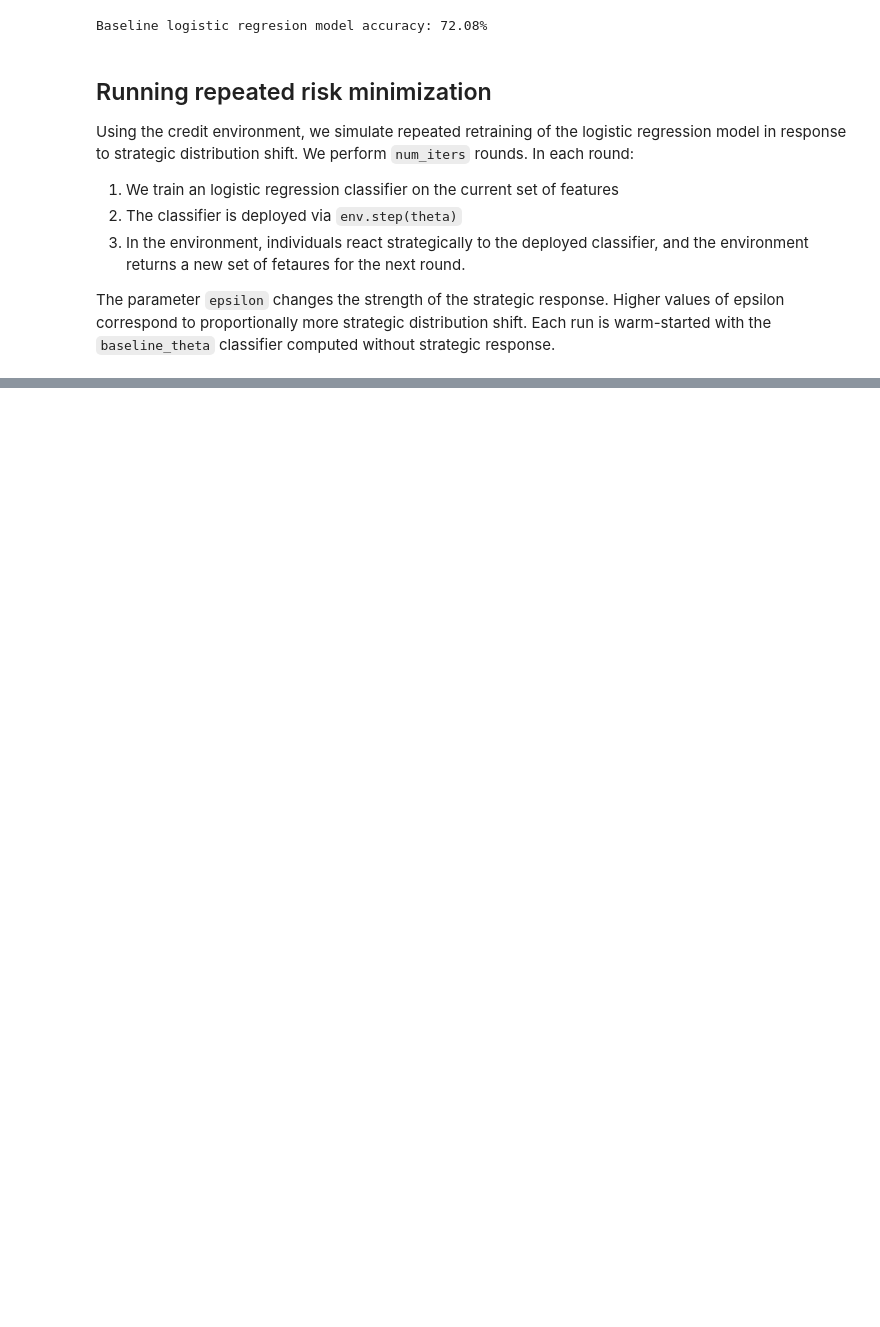
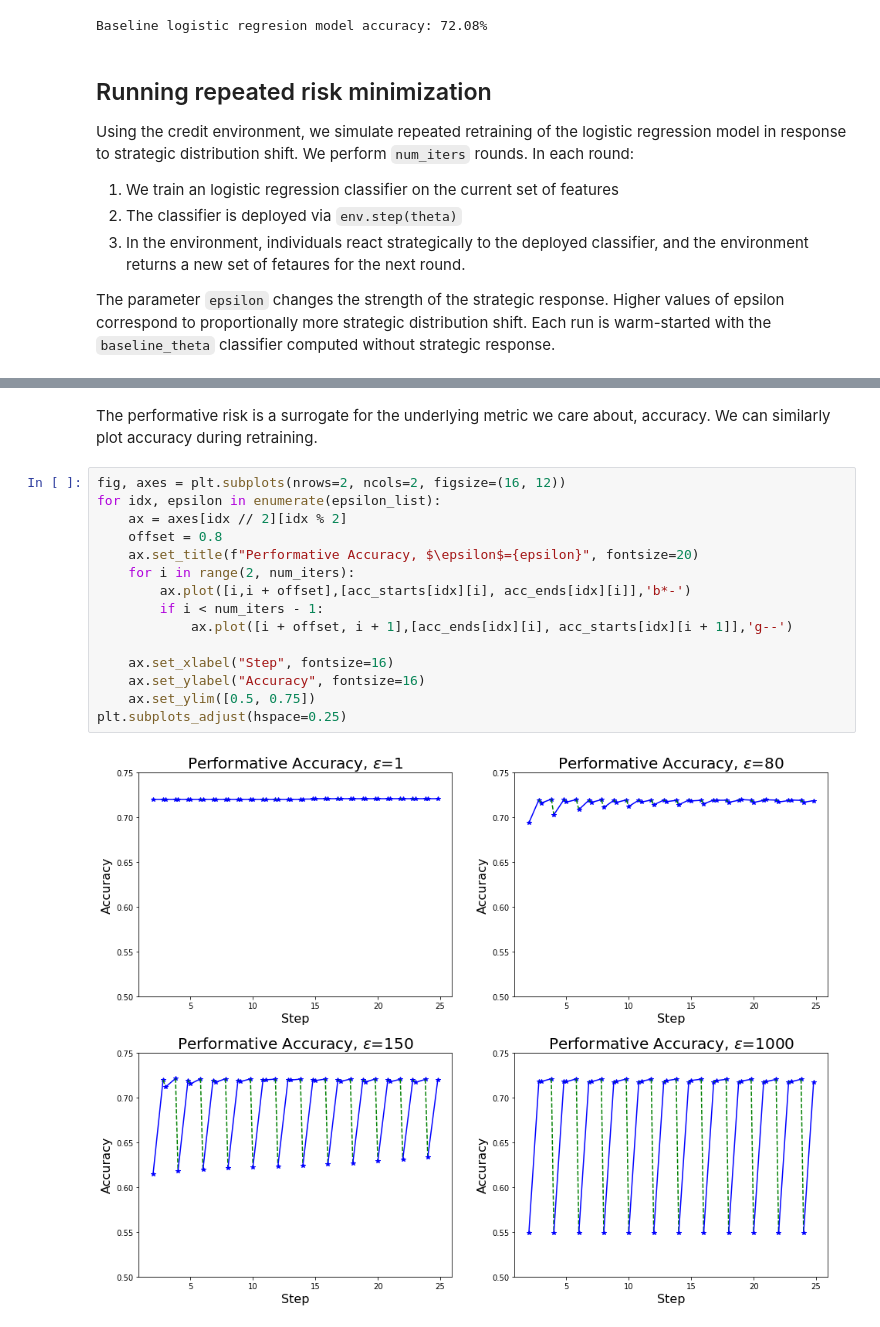
Before and after one commit to socialfoundations/whynot, a Jupyter notebook: examples/dynamic_decisions/performative_prediction.ipynb, the cells around one changed output, grey strips where cells are left out. Saved outputs shown, nothing was run; the diff lists cells and outputs as text; blank space fills up the shorter version.

```diff
--- a/examples/dynamic_decisions/performative_prediction.ipynb
+++ b/examples/dynamic_decisions/performative_prediction.ipynb
@@ -139,0 +141,19 @@ plt.subplots_adjust(hspace=0.25)
+# %% [markdown]
+The performative risk is a surrogate for the underlying metric we care about, accuracy. We can similarly plot accuracy during retraining.
+# %%
+fig, axes = plt.subplots(nrows=2, ncols=2, figsize=(16, 12))
+for idx, epsilon in enumerate(epsilon_list):
+    ax = axes[idx // 2][idx % 2]
+    offset = 0.8
+    ax.set_title(f"Performative Accuracy, $\epsilon$={epsilon}", fontsize=20)
+    for i in range(2, num_iters):
+        ax.plot([i,i + offset],[acc_starts[idx][i], acc_ends[idx][i]],'b*-')
+        if i < num_iters - 1:
+            ax.plot([i + offset, i + 1],[acc_ends[idx][i], acc_starts[idx][i + 1]],'g--')
+
+    ax.set_xlabel("Step", fontsize=16)
+    ax.set_ylabel("Accuracy", fontsize=16)
+    ax.set_ylim([0.5, 0.75])
+plt.subplots_adjust(hspace=0.25)
+# %% [output]
+[figure, added]
```
Also changed, not shown: parts of 5 cells of this notebook, 2 other files.
